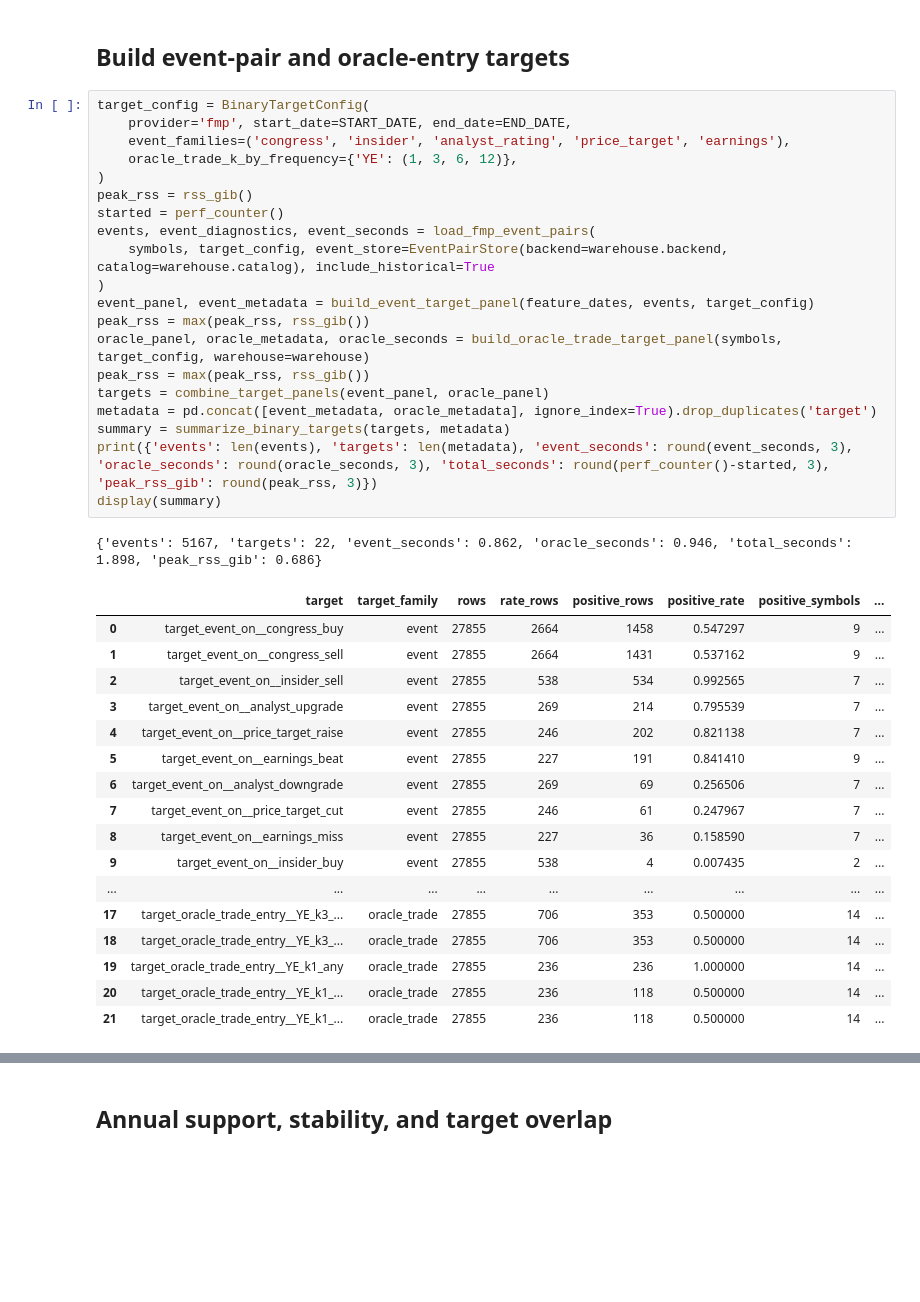
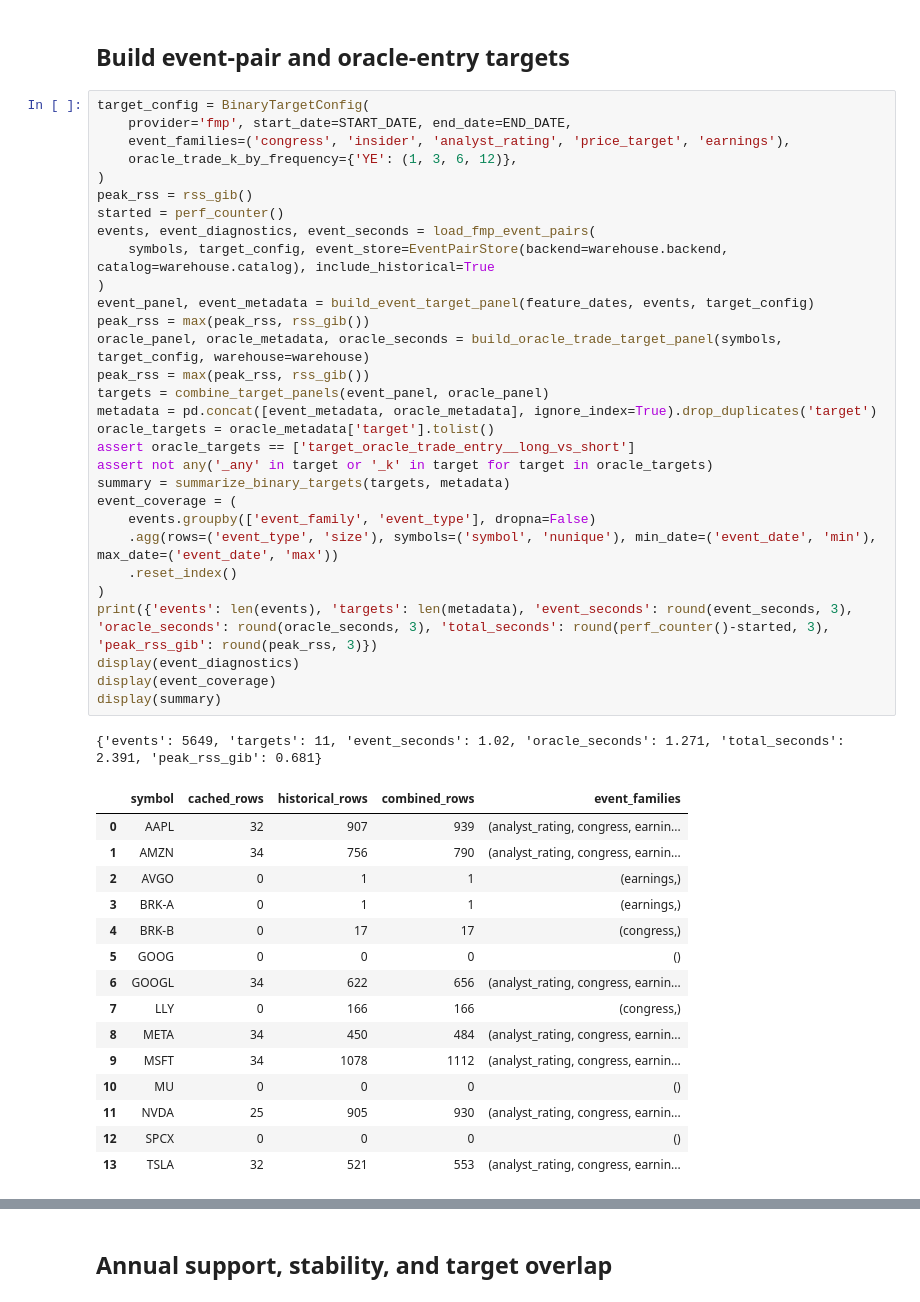
Before and after one commit to quantarb/quant-warehouse, a Jupyter notebook: notebooks/target_engineering/target_quality_1t_smoke.ipynb, the cells around one changed output, grey strips where cells are left out. Cells and saved outputs as stored; diff of their text form; blank space fills up the shorter version.

Commit message:
gnhf 3: Updated and executed the 1T target-quality notebook using the corrected collapsed oracle contract and audited insider normalization results.

```diff
--- a/notebooks/target_engineering/target_quality_1t_smoke.ipynb
+++ b/notebooks/target_engineering/target_quality_1t_smoke.ipynb
@@ -56,39 +56,47 @@ print({'universe_source': universe_source, 'symbols': len(symbols), 'symbol_days
 # %%
 target_config = BinaryTargetConfig(
     provider='fmp', start_date=START_DATE, end_date=END_DATE,
     event_families=('congress', 'insider', 'analyst_rating', 'price_target', 'earnings'),
     oracle_trade_k_by_frequency={'YE': (1, 3, 6, 12)},
 )
 peak_rss = rss_gib()
 started = perf_counter()
 events, event_diagnostics, event_seconds = load_fmp_event_pairs(
     symbols, target_config, event_store=EventPairStore(backend=warehouse.backend, catalog=warehouse.catalog), include_historical=True
 )
 event_panel, event_metadata = build_event_target_panel(feature_dates, events, target_config)
 peak_rss = max(peak_rss, rss_gib())
 oracle_panel, oracle_metadata, oracle_seconds = build_oracle_trade_target_panel(symbols, target_config, warehouse=warehouse)
 peak_rss = max(peak_rss, rss_gib())
 targets = combine_target_panels(event_panel, oracle_panel)
 metadata = pd.concat([event_metadata, oracle_metadata], ignore_index=True).drop_duplicates('target')
+oracle_targets = oracle_metadata['target'].tolist()
+assert oracle_targets == ['target_oracle_trade_entry__long_vs_short']
+assert not any('_any' in target or '_k' in target for target in oracle_targets)
 summary = summarize_binary_targets(targets, metadata)
+event_coverage = (
+    events.groupby(['event_family', 'event_type'], dropna=False)
+    .agg(rows=('event_type', 'size'), symbols=('symbol', 'nunique'), min_date=('event_date', 'min'), max_date=('event_date', 'max'))
+    .reset_index()
+)
 print({'events': len(events), 'targets': len(metadata), 'event_seconds': round(event_seconds, 3), 'oracle_seconds': round(oracle_seconds, 3), 'total_seconds': round(perf_counter()-started, 3), 'peak_rss_gib': round(peak_rss, 3)})
+display(event_diagnostics)
+display(event_coverage)
 display(summary)
 # %% [output]
-{'events': 5167, 'targets': 22, 'event_seconds': 0.862, 'oracle_seconds': 0.946, 'total_seconds': 1.898, 'peak_rss_gib': 0.686}
+{'events': 5649, 'targets': 11, 'event_seconds': 1.02, 'oracle_seconds': 1.271, 'total_seconds': 2.391, 'peak_rss_gib': 0.681}
-|  | target | target_family | rows | rate_rows | positive_rows | positive_rate | positive_symbols | ... |
-| 0 | target_event_on__congress_buy | event | 27855 | 2664 | 1458 | 0.547297 | 9 | ... |
-| 1 | target_event_on__congress_sell | event | 27855 | 2664 | 1431 | 0.537162 | 9 | ... |
-| 2 | target_event_on__insider_sell | event | 27855 | 538 | 534 | 0.992565 | 7 | ... |
-| 3 | target_event_on__analyst_upgrade | event | 27855 | 269 | 214 | 0.795539 | 7 | ... |
-| 4 | target_event_on__price_target_raise | event | 27855 | 246 | 202 | 0.821138 | 7 | ... |
-| 5 | target_event_on__earnings_beat | event | 27855 | 227 | 191 | 0.841410 | 9 | ... |
-| 6 | target_event_on__analyst_downgrade | event | 27855 | 269 | 69 | 0.256506 | 7 | ... |
-| 7 | target_event_on__price_target_cut | event | 27855 | 246 | 61 | 0.247967 | 7 | ... |
-| 8 | target_event_on__earnings_miss | event | 27855 | 227 | 36 | 0.158590 | 7 | ... |
-| 9 | target_event_on__insider_buy | event | 27855 | 538 | 4 | 0.007435 | 2 | ... |
-| ... | ... | ... | ... | ... | ... | ... | ... | ... |
-| 17 | target_oracle_trade_entry__YE_k3_... | oracle_trade | 27855 | 706 | 353 | 0.500000 | 14 | ... |
-| 18 | target_oracle_trade_entry__YE_k3_... | oracle_trade | 27855 | 706 | 353 | 0.500000 | 14 | ... |
-| 19 | target_oracle_trade_entry__YE_k1_any | oracle_trade | 27855 | 236 | 236 | 1.000000 | 14 | ... |
-| 20 | target_oracle_trade_entry__YE_k1_... | oracle_trade | 27855 | 236 | 118 | 0.500000 | 14 | ... |
-| 21 | target_oracle_trade_entry__YE_k1_... | oracle_trade | 27855 | 236 | 118 | 0.500000 | 14 | ... |
+|  | symbol | cached_rows | historical_rows | combined_rows | event_families |
+| 0 | AAPL | 32 | 907 | 939 | (analyst_rating, congress, earnin... |
+| 1 | AMZN | 34 | 756 | 790 | (analyst_rating, congress, earnin... |
+| 2 | AVGO | 0 | 1 | 1 | (earnings,) |
+| 3 | BRK-A | 0 | 1 | 1 | (earnings,) |
+| 4 | BRK-B | 0 | 17 | 17 | (congress,) |
+| 5 | GOOG | 0 | 0 | 0 | () |
+| 6 | GOOGL | 34 | 622 | 656 | (analyst_rating, congress, earnin... |
+| 7 | LLY | 0 | 166 | 166 | (congress,) |
+| 8 | META | 34 | 450 | 484 | (analyst_rating, congress, earnin... |
+| 9 | MSFT | 34 | 1078 | 1112 | (analyst_rating, congress, earnin... |
+| 10 | MU | 0 | 0 | 0 | () |
+| 11 | NVDA | 25 | 905 | 930 | (analyst_rating, congress, earnin... |
+| 12 | SPCX | 0 | 0 | 0 | () |
+| 13 | TSLA | 32 | 521 | 553 | (analyst_rating, congress, earnin... |
```
Also changed, not shown: parts of 3 cells of this notebook.
